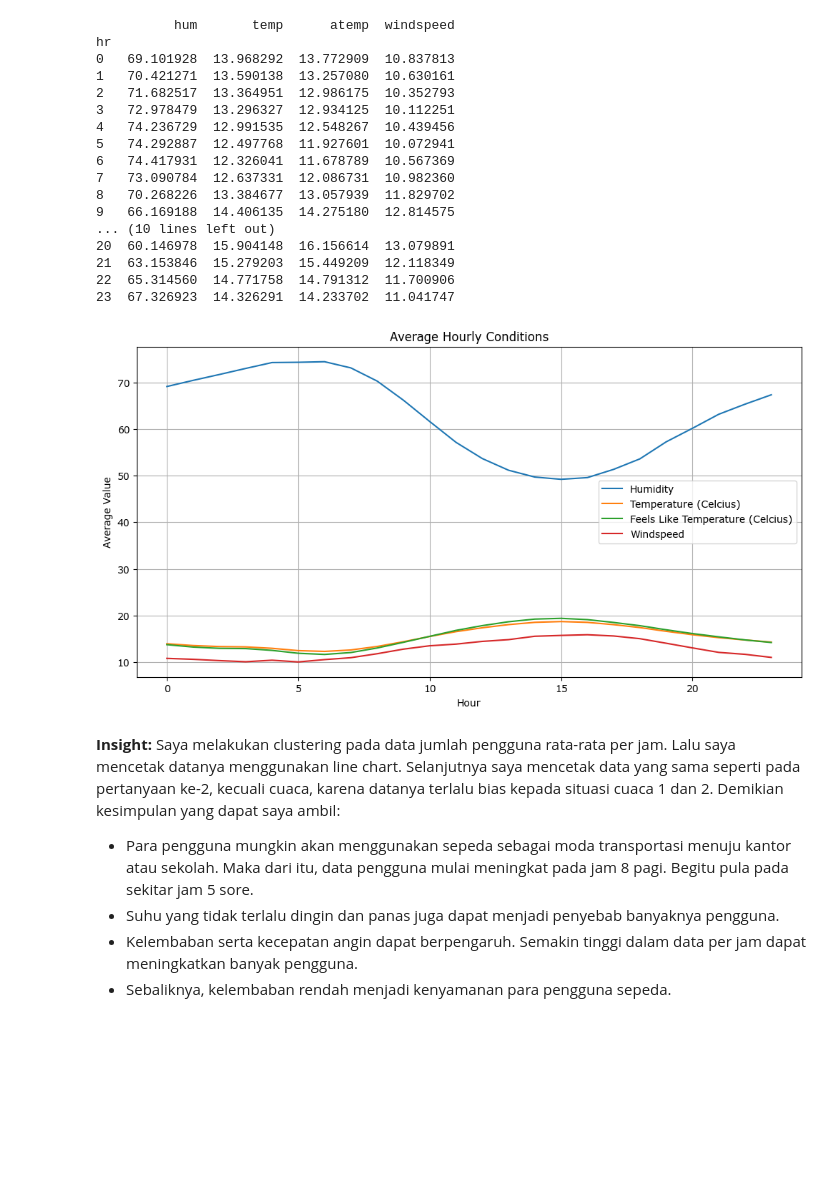
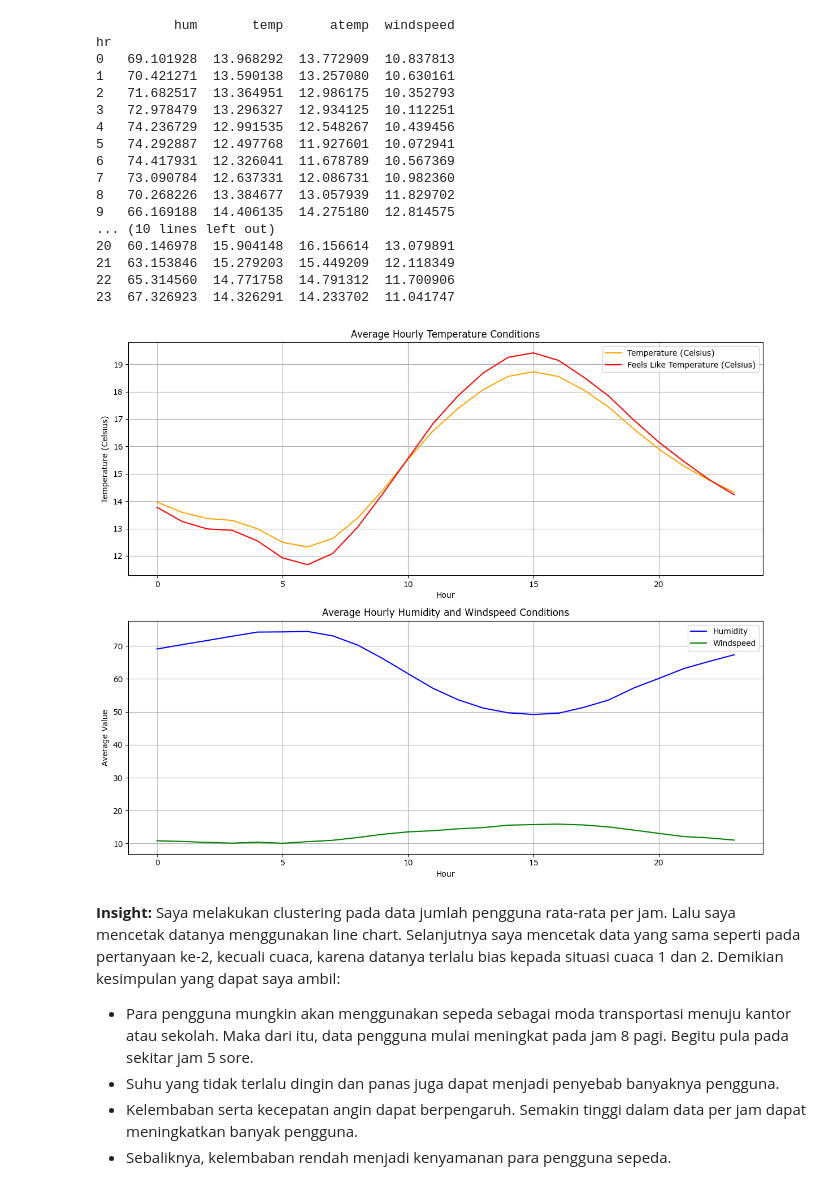
Before and after one commit to 4ranklyn/proyek_analisis_data_dicoding, a Jupyter notebook: notebook.ipynb, the cells around one changed output. Cells and saved outputs as stored; diff of their text form; code cells hidden in the pictures; blank space fills up the shorter version.

```diff
--- a/notebook.ipynb
+++ b/notebook.ipynb
@@ -504,23 +504,34 @@ hr
 21  63.153846  15.279203  15.449209  12.118349
 22  65.314560  14.771758  14.791312  11.700906
 23  67.326923  14.326291  14.233702  11.041747
-# %%
-plt.figure(figsize=(12, 6)) #creating the plot
-
-plt.plot(average_hourly_conditions.index, average_hourly_conditions['hum'], label='Humidity')
-plt.plot(average_hourly_conditions.index, average_hourly_conditions['temp'], label='Temperature (Celcius)')
-plt.plot(average_hourly_conditions.index, average_hourly_conditions['atemp'], label='Feels Like Temperature (Celcius)')
-plt.plot(average_hourly_conditions.index, average_hourly_conditions['windspeed'], label='Windspeed')
-
-
-plt.title('Average Hourly Conditions')
-plt.xlabel('Hour')
-plt.ylabel('Average Value')
-plt.grid(True)
-plt.legend()
-plt.show()
-# %% [output]
-[figure, removed]
+# %%
+fig, (ax1, ax2) = plt.subplots(2, 1, figsize=(12, 10))
+
+# First subplot: Temperature and Feels Like Temperature
+ax1.plot(average_hourly_conditions.index, average_hourly_conditions['temp'], label='Temperature (Celsius)', color='orange')
+ax1.plot(average_hourly_conditions.index, average_hourly_conditions['atemp'], label='Feels Like Temperature (Celsius)', color='red')
+
+ax1.set_title('Average Hourly Temperature Conditions')
+ax1.set_xlabel('Hour')
+ax1.set_ylabel('Temperature (Celsius)')
+ax1.grid(True)
+ax1.legend()
+
+# Second subplot: Humidity and Windspeed
+ax2.plot(average_hourly_conditions.index, average_hourly_conditions['hum'], label='Humidity', color='blue')
+ax2.plot(average_hourly_conditions.index, average_hourly_conditions['windspeed'], label='Windspeed', color='green')
+
+ax2.set_title('Average Hourly Humidity and Windspeed Conditions')
+ax2.set_xlabel('Hour')
+ax2.set_ylabel('Average Value')
+ax2.grid(True)
+ax2.legend()
+
+# Adjust layout to prevent overlap
+plt.tight_layout()
+plt.show()
+# %% [output]
+[figure, added]
 # %% [markdown]
 **Insight:**
 Saya melakukan clustering pada data jumlah pengguna rata-rata per jam. Lalu saya mencetak datanya menggunakan line chart. Selanjutnya saya mencetak data yang sama seperti pada pertanyaan ke-2, kecuali cuaca, karena datanya terlalu bias kepada situasi cuaca 1 dan 2. Demikian kesimpulan yang dapat saya ambil:
```
Also changed, not shown: 1 other file.
